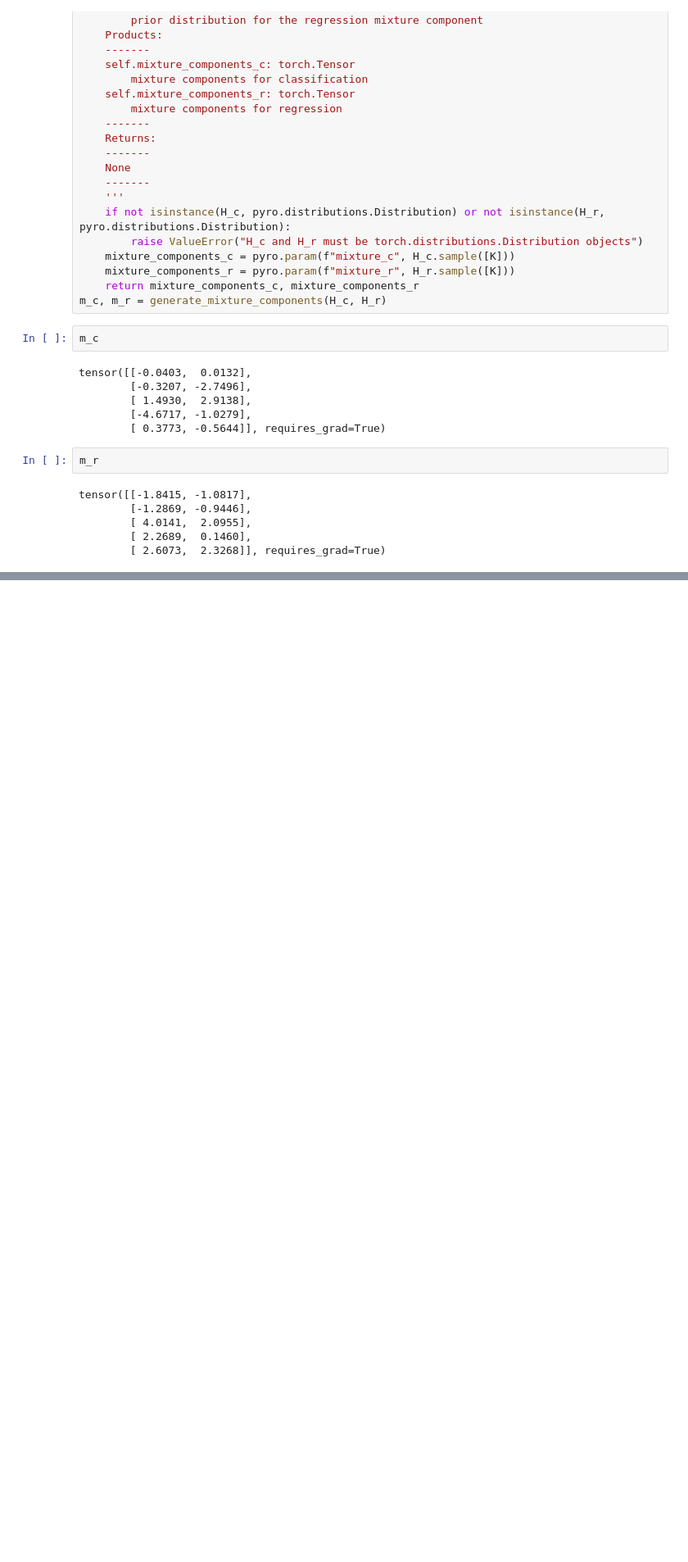
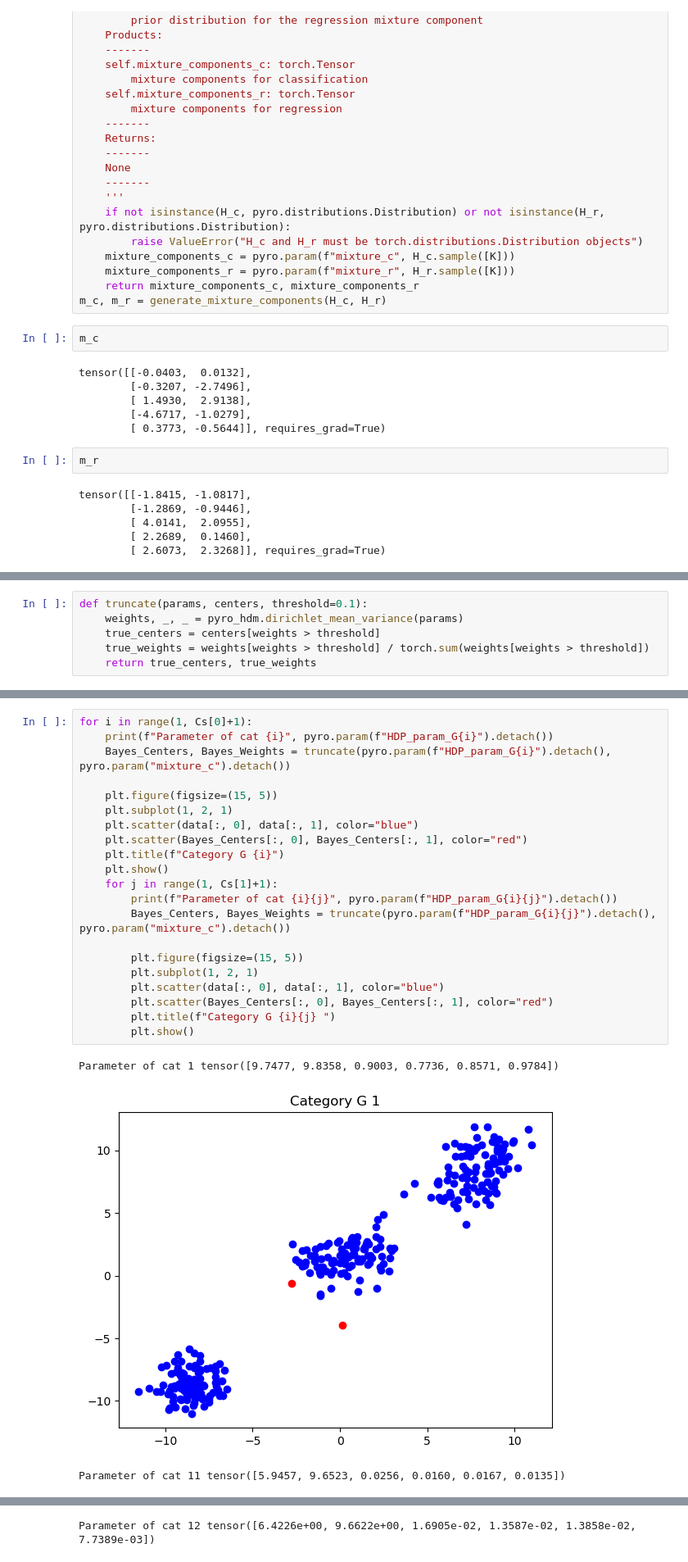
Before and after one commit to Zhennan-Wu/DrugRes, a Jupyter notebook: src/test_pyro.ipynb, the cells around one changed output, grey strips where cells are left out. Shown at 82% size. Saved outputs shown, nothing was run; the diff lists cells and outputs as text; blank space fills up the shorter version.

```diff
--- a/src/test_pyro.ipynb
+++ b/src/test_pyro.ipynb
@@ -438,0 +466,6 @@ train(1000)
+# %%
+def truncate(params, centers, threshold=0.1):
+    weights, _, _ = pyro_hdm.dirichlet_mean_variance(params)
+    true_centers = centers[weights > threshold]
+    true_weights = weights[weights > threshold] / torch.sum(weights[weights > threshold])
+    return true_centers, true_weights
@@ -438,0 +484,25 @@ train(1000)
+# %%
+for i in range(1, Cs[0]+1):
+    print(f"Parameter of cat {i}", pyro.param(f"HDP_param_G{i}").detach())
+    Bayes_Centers, Bayes_Weights = truncate(pyro.param(f"HDP_param_G{i}").detach(), pyro.param("mixture_c").detach())
+
+    plt.figure(figsize=(15, 5))
+    plt.subplot(1, 2, 1)
+    plt.scatter(data[:, 0], data[:, 1], color="blue")
+    plt.scatter(Bayes_Centers[:, 0], Bayes_Centers[:, 1], color="red")
+    plt.title(f"Category G {i}")
+    plt.show()
+    for j in range(1, Cs[1]+1):
+        print(f"Parameter of cat {i}{j}", pyro.param(f"HDP_param_G{i}{j}").detach())
+        Bayes_Centers, Bayes_Weights = truncate(pyro.param(f"HDP_param_G{i}{j}").detach(), pyro.param("mixture_c").detach())
+
+        plt.figure(figsize=(15, 5))
+        plt.subplot(1, 2, 1)
+        plt.scatter(data[:, 0], data[:, 1], color="blue")
+        plt.scatter(Bayes_Centers[:, 0], Bayes_Centers[:, 1], color="red")
+        plt.title(f"Category G {i}{j} ")
+        plt.show()
+# %% [output]
+Parameter of cat 1 tensor([9.7477, 9.8358, 0.9003, 0.7736, 0.8571, 0.9784])
+[figure, added]
+Parameter of cat 11 tensor([5.9457, 9.6523, 0.0256, 0.0160, 0.0167, 0.0135])
@@ -438,0 +510 @@ train(1000)
+Parameter of cat 12 tensor([6.4226e+00, 9.6622e+00, 1.6905e-02, 1.3587e-02, 1.3858e-02, 7.7389e-03])
```
Also changed, not shown: parts of 10 cells of this notebook, 4 other files.
